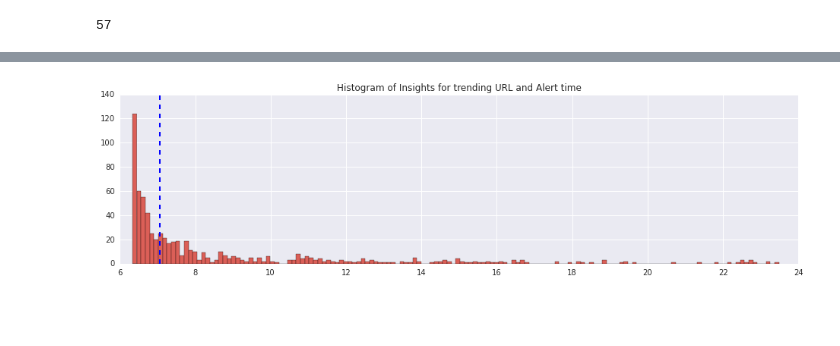
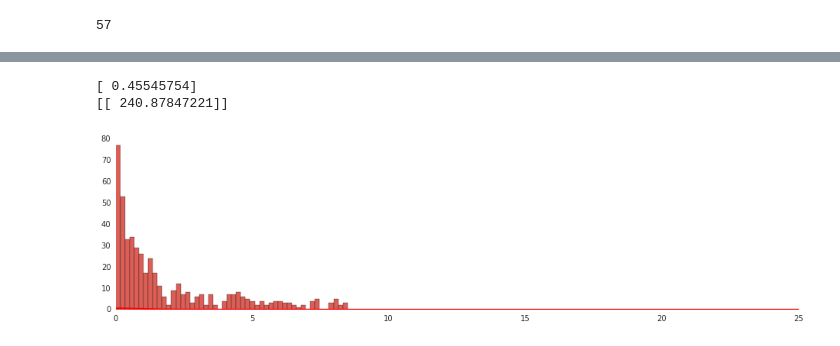
Before and after one commit to encorealerts/ipython-experiments, a Jupyter notebook: adornes/python_analysis_score_alerts.ipynb, the cells around one changed output, grey strips where cells are left out. Saved outputs shown, nothing was run; the diff lists cells and outputs as text; code cells hidden in the pictures; blank space fills up the shorter version.

```diff
--- a/adornes/python_analysis_score_alerts.ipynb
+++ b/adornes/python_analysis_score_alerts.ipynb
@@ -502,3 +524,33 @@ def plot_trend_histogram(url_param, timeframe=[], all_activities = False):
 
 #     mpl.rc("figure", figsize=(16, 4))
 #     sns.distplot(numeric_time_list, 150);
+# %%
+from scipy.optimize import curve_fit
+from scipy.misc import factorial
+
+def calculate_distribution(activities_param, timeframe=[], datetime_field="created_at"):
+
+    # get poisson deviated random numbers
+    data = generate_numeric_time_list(activities_param, timeframe=timeframe)
+
+    # the bins should be of integer width, because poisson is an integer distribution
+    #entries, bin_edges, patches = plt.hist(data, bins=150, range=[-0.5, 10.5], normed=True)
+    entries, bin_edges, patches = plt.hist(data, bins=50, normed=False)
+
+    # calculate binmiddles
+    bin_middles = 0.5*(bin_edges[1:] + bin_edges[:-1])
+
+    # poisson function, parameter lamb is the fit parameter
+    def poisson(k, lamb):
+        return (lamb**k/factorial(k)) * np.exp(-lamb)
+
+    # fit with curve_fit
+    parameters, cov_matrix = curve_fit(poisson, bin_middles, entries)
+    print parameters
+    print cov_matrix
+
+    # plot poisson-deviation with fitted parameter
+    x_plot = np.linspace(0, 25, 1000)
+
+    plt.plot(x_plot, poisson(x_plot, *parameters), 'r-', lw=2)
+    plt.show()
@@ -505,5 +661,8 @@ def plot_trend_histogram(url_param, timeframe=[], all_activities = False):
 # %%
-plot_trend_histogram("http://twitter.com/footy_jokes/status/601331607371390976/photo/1")
+calculate_distribution(activities_urls[activities_urls["expanded_url"]=="http://twitter.com/footy_jokes/status/601331607371390976/photo/1"][activities_urls["verb"]=="share"],
+                       timeframe=[6.5, 15.0])
 # %% [output]
+[ 0.45545754]
+[[ 240.87847221]]
-[figure, old version]
+[figure, new version]
 # %%
```
Also changed, not shown: parts of 17 cells of this notebook.
